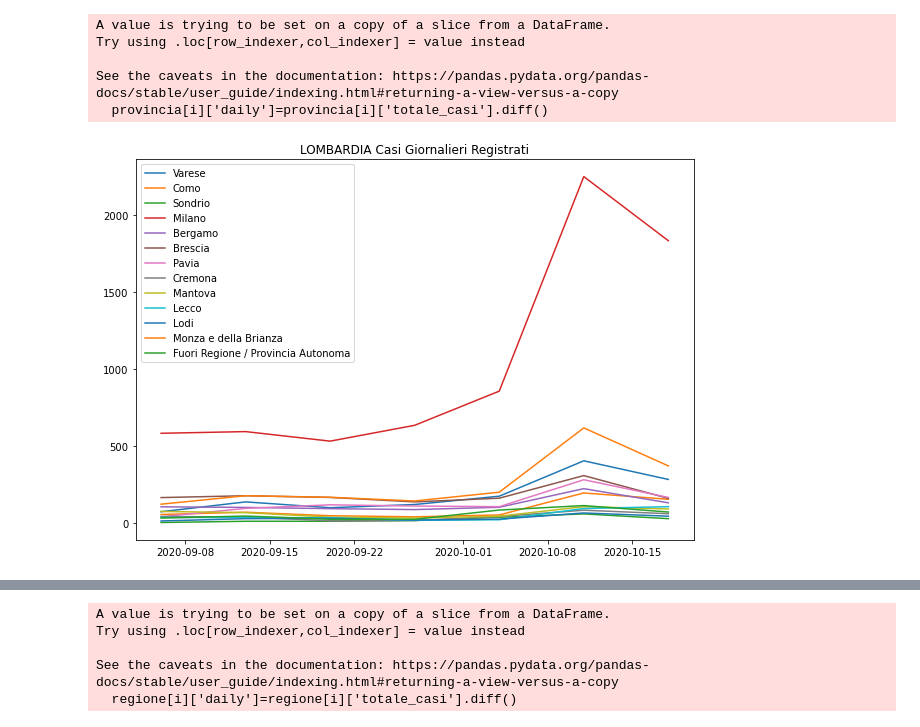
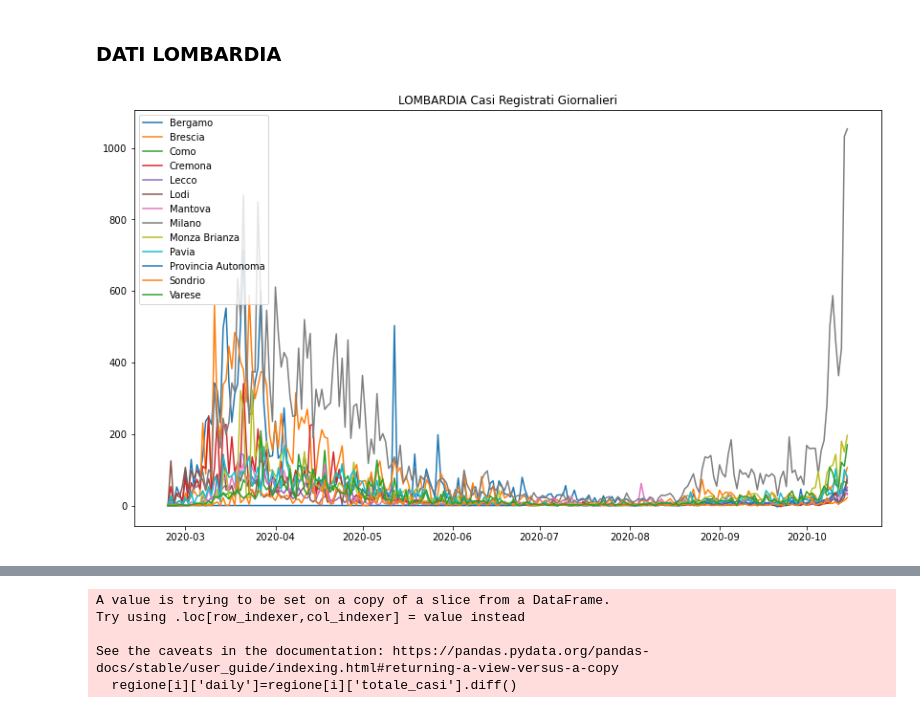
Before and after one commit to lukethanks/Anaconda, a Jupyter notebook: Covid.ipynb, the cells around one changed output, grey strips where cells are left out. Drawn from its saved outputs; the diff is of its cells as text; code cells hidden in the pictures.

```diff
--- a/Covid.ipynb
+++ b/Covid.ipynb
@@ -36,38 +23,33 @@ data
+# %% [markdown]
+### DATI LOMBARDIA
 # %%
+#DATI LOMBARDIA
 lombardia = data.loc[data['denominazione_regione'] == 'Lombardia']
-#DAL PRIMO SETTEMBRE 2020
-lombardia = lombardia.loc[data['data'] >= '2020-09-01']
+#FILTRO PER DATA
+lombardia = lombardia.loc[data['data'] >= '2020-01-01']
 #CLEAN
 lombardia.loc[lombardia['denominazione_provincia']== 'In fase di definizione/aggiornamento','denominazione_provincia'] = np.nan
 lombardia = lombardia.dropna(subset = ['denominazione_provincia'])
 lombardia = lombardia[['data','denominazione_provincia','totale_casi']]
+lombardia = lombardia.replace('Monza e della Brianza','Monza Brianza')
+lombardia = lombardia.replace('Fuori Regione / Provincia Autonoma','Provincia Autonoma')
 #lombardia
-# %%
-#RAGGRUPPA PER PROVINCE
-provincia = {}
-for i in lombardia['denominazione_provincia'].unique():
-    provincia[i] = lombardia[lombardia['denominazione_provincia'] == i]
-#trova l'incremento giornaliero e non il progressivo
-    provincia[i]['daily']=provincia[i]['totale_casi'].diff()
-#raggruppa per settimana e resetta indice
-    provincia[i]=provincia[i].groupby(['denominazione_provincia', pd.Grouper(key='data', freq='W')])['daily'].sum().reset_index()
-#provincia
-# %% [output]
-A value is trying to be set on a copy of a slice from a DataFrame.
-Try using .loc[row_indexer,col_indexer] = value instead
-
-See the caveats in the documentation: https://pandas.pydata.org/pandas-docs/stable/user_guide/indexing.html#returning-a-view-versus-a-copy
-  provincia[i]['daily']=provincia[i]['totale_casi'].diff()
-# %%
-fig, ax = plt.subplots(figsize=(10,7))
-
-for i in provincia:
-    ax.plot(provincia[i]['data'],provincia[i]['daily'],label=i)
-
-    #ax.stackplot(provincia[i]['data'],provincia[i]['daily'],alpha=0.25)
-
-plt.title('LOMBARDIA Casi Giornalieri Registrati')
-ax.legend()
-plt.show()
-# %% [output]
-[figure, removed]
+# %%
+#l2=lombardia.pivot(index='data',columns='denominazione_provincia',values='totale_casi')
+l2=lombardia.set_index(['data','denominazione_provincia']).totale_casi.unstack()
+l2=l2.diff(axis=0)
+l2=l2.fillna(0)
+#l2.head()
+# %%
+#PLOT DAILY
+fig, ax = plt.subplots(figsize=(14,8))
+
+ax.plot(l2.index,l2.values)
+
+#ax.stackplot(lombardia2.index,lombardia2.values.T)
+
+plt.title('LOMBARDIA Casi Registrati Giornalieri')
+ax.legend(labels=l2.columns, loc='upper left')
+plt.show()
+# %% [output]
+[figure, added]
```
Also changed, not shown: parts of 9 cells of this notebook.
